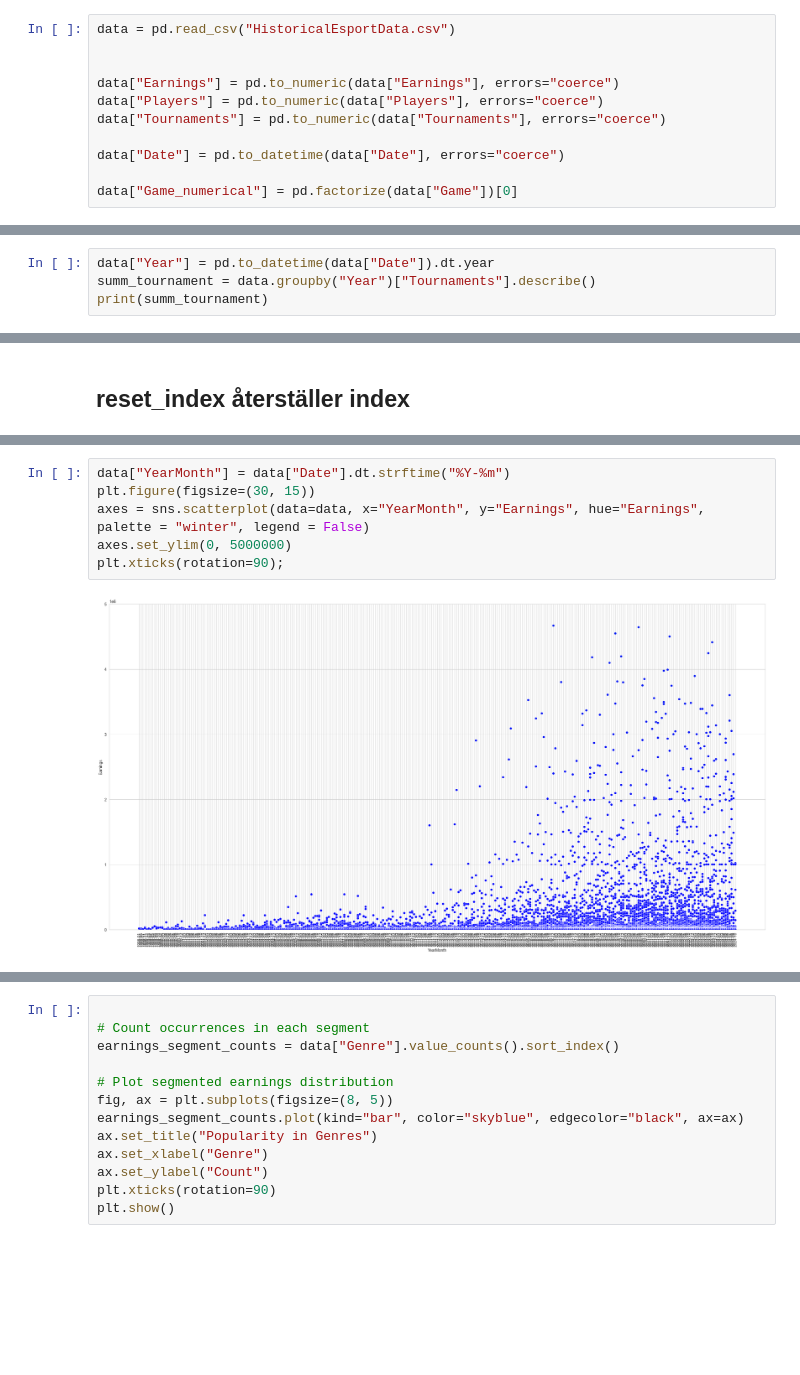
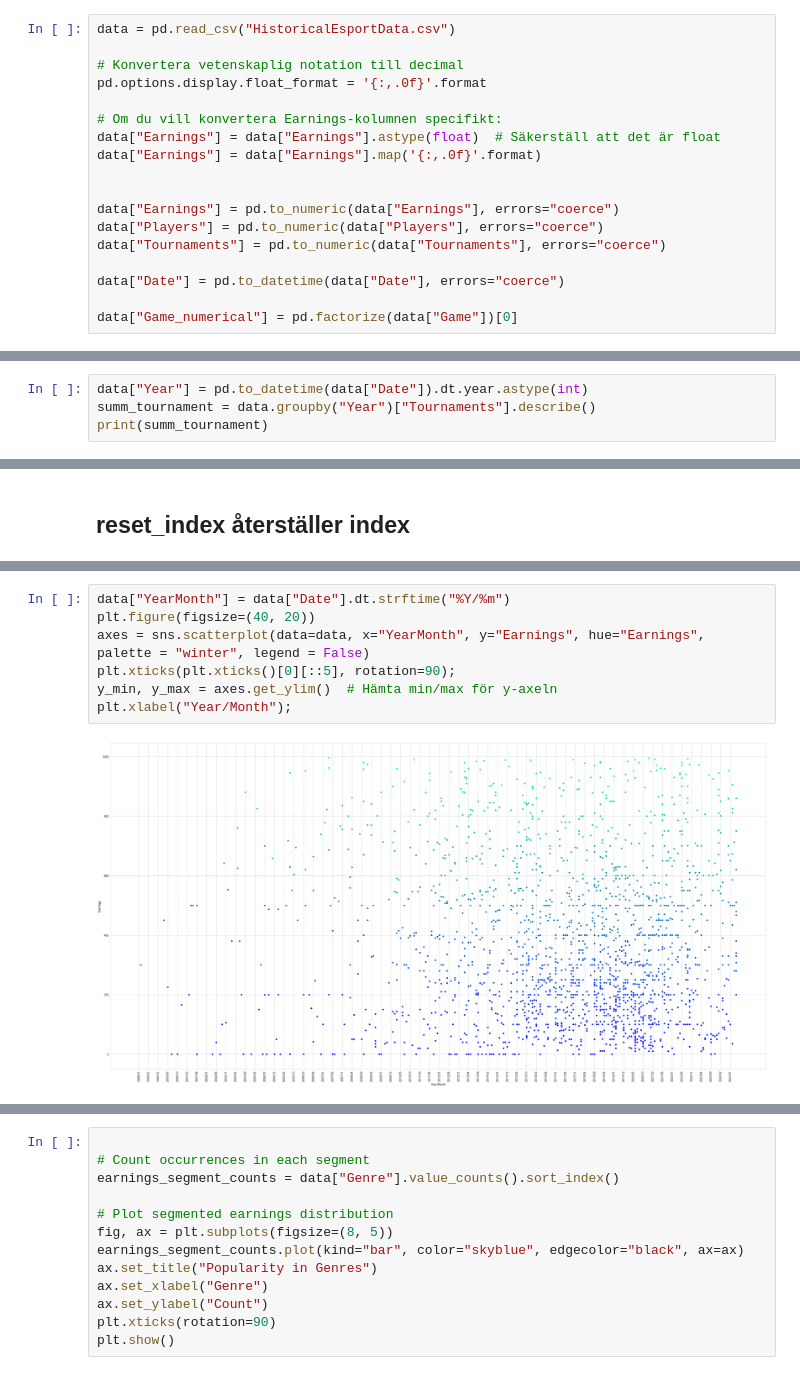
Before and after one commit to AndreasL85/pyprojektarbete, a Jupyter notebook: esports.ipynb, the cells around one changed output, grey strips where cells are left out. Saved outputs shown, nothing was run; the diff lists cells and outputs as text; blank space fills up the shorter version.

```diff
--- a/esports.ipynb
+++ b/esports.ipynb
@@ -9,6 +9,13 @@ from sklearn.linear_model import LinearRegression
 import matplotlib
 # %%
 data = pd.read_csv("HistoricalEsportData.csv")
+
+# Konvertera vetenskaplig notation till decimal
+pd.options.display.float_format = '{:,.0f}'.format
+
+# Om du vill konvertera Earnings-kolumnen specifikt:
+data["Earnings"] = data["Earnings"].astype(float)  # Säkerställ att det är float
+data["Earnings"] = data["Earnings"].map('{:,.0f}'.format)
 
 
 data["Earnings"] = pd.to_numeric(data["Earnings"], errors="coerce")
@@ -62,5 +69,5 @@ data.describe()
 # %%
-data["Year"] = pd.to_datetime(data["Date"]).dt.year
+data["Year"] = pd.to_datetime(data["Date"]).dt.year.astype(int)
 summ_tournament = data.groupby("Year")["Tournaments"].describe()
 print(summ_tournament)
 # %% [output]
@@ -126,11 +133,12 @@ axes.set_ylim(10, 5000000)
 # %%
-data["YearMonth"] = data["Date"].dt.strftime("%Y-%m")
-plt.figure(figsize=(30, 15))
+data["YearMonth"] = data["Date"].dt.strftime("%Y/%m")
+plt.figure(figsize=(40, 20))
 axes = sns.scatterplot(data=data, x="YearMonth", y="Earnings", hue="Earnings", palette = "winter", legend = False)
-axes.set_ylim(0, 5000000)
-plt.xticks(rotation=90);
+plt.xticks(plt.xticks()[0][::5], rotation=90);
+y_min, y_max = axes.get_ylim()  # Hämta min/max för y-axeln
+plt.xlabel("Year/Month");
 # %% [output]
-[figure, old version]
+[figure, new version]
 # %%
 
 earnings_bins = [0, 100000, 500000, 1000000, 5000000, 10000000, 50000000]
```
Also changed, not shown: parts of 11 cells of this notebook, 1 other file.
